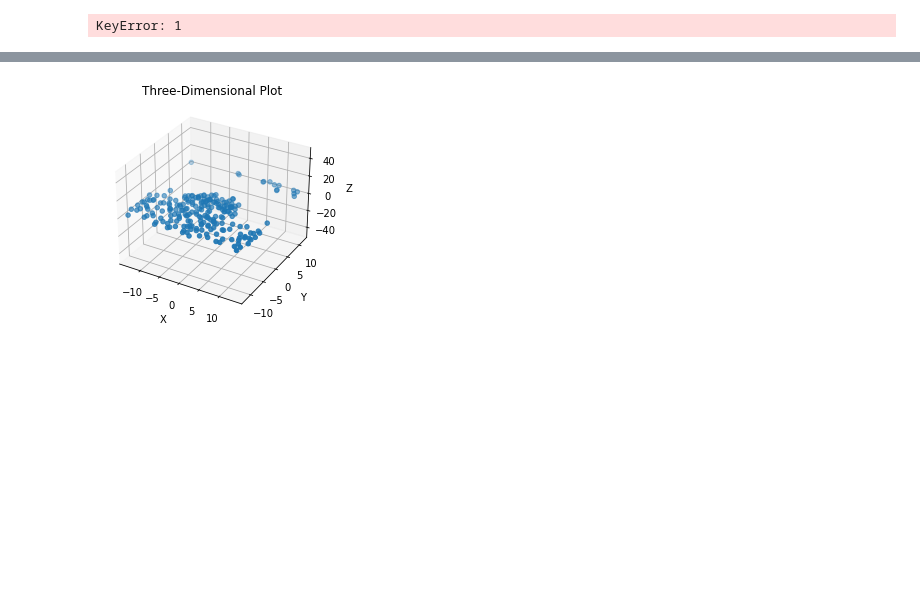
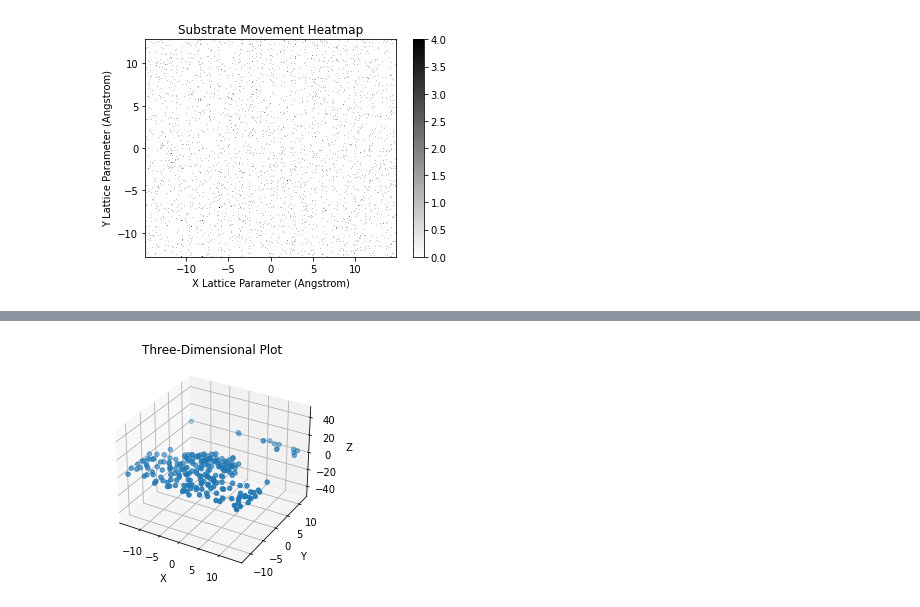
Before and after one commit to sabler00/Master_Thesis, a Jupyter notebook: Histogram.ipynb, the cells around one changed output, grey strips where cells are left out. Drawn from its saved outputs; the diff is of its cells as text; code cells hidden in the pictures; blank space fills up the shorter version.

Commit message:
finally got substrate movement heatmaps down

```diff
--- a/Histogram.ipynb
+++ b/Histogram.ipynb
@@ -148,28 +147,28 @@ df = pd.concat(dfs, ignore_index=True)
 # %%
-lattice_x = lattice[1][0]
-lattice_y = lattice[2][0]
+lattice_x = box_lengths[0]
+lattice_y = box_lengths[1]
 
 # Save second and third column of dataframe
 x_values = df.iloc[:, 1]
 y_values = df.iloc[:, 2]
 
 import matplotlib.pyplot as plt
 import matplotlib.patches as patches
 import numpy as np
 
 # Adjust x-axis range and center it at zero
 plt.hist2d(x_values, y_values, bins=500, cmap='binary', range=[[-lattice_x/2, lattice_x/2], [-lattice_y/2, lattice_y/2]])
 plt.colorbar()
 plt.xlabel('X Lattice Parameter (Angstrom)')
 plt.ylabel('Y Lattice Parameter (Angstrom)')
 plt.title('Substrate Movement Heatmap')
 
 plt.gca().set_aspect('equal')  # Set aspect ratio to 'equal'+
 plt.savefig("/home/sal/Desktop/Heatmap_aq.png", dpi = 300)
 
 plt.show()
 # %% [output]
-KeyError: 1
+[figure, added]
 # %%
 z_lattice = lattice[3][0]
 z_values = df.iloc[:, 3]
```
Also changed, not shown: parts of 4 cells of this notebook.
